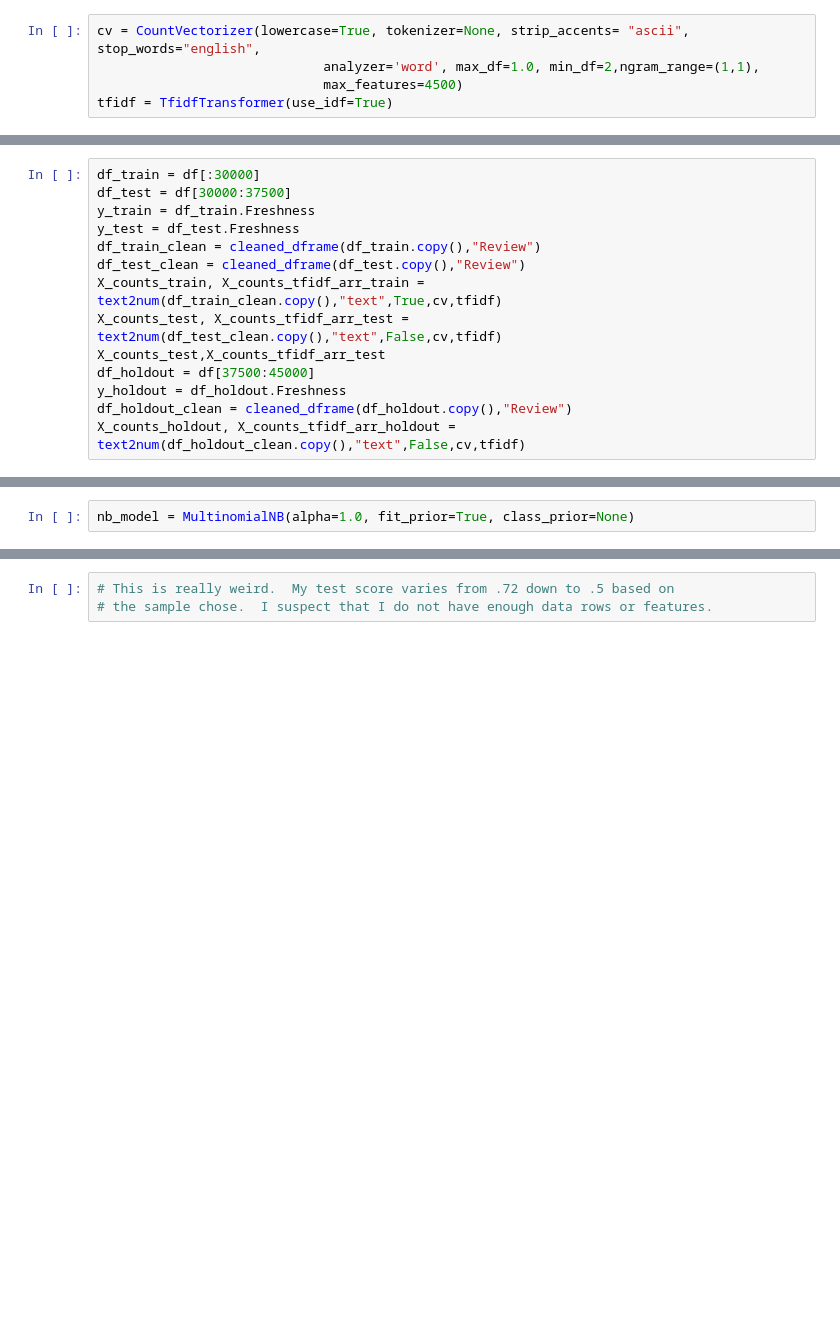
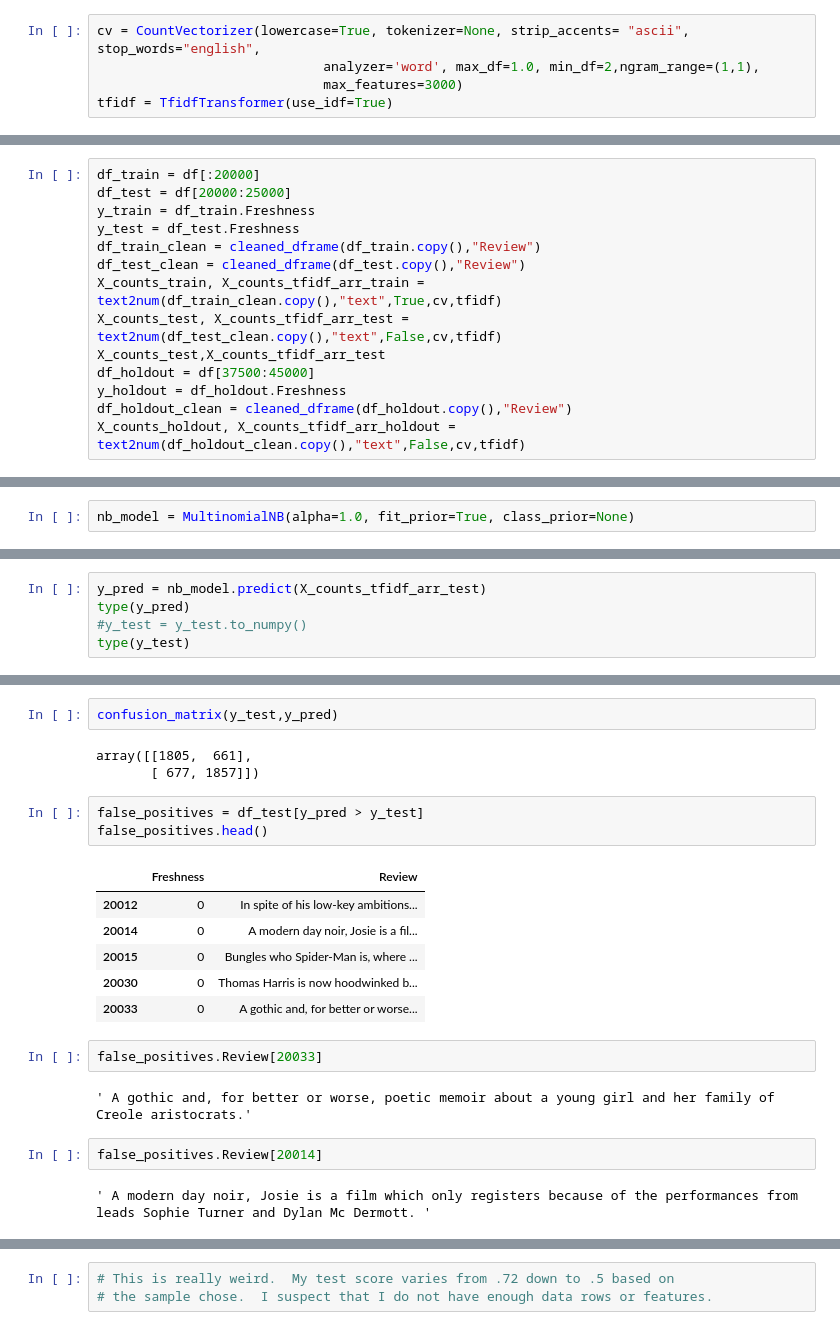
Before and after one commit to joetustin/sentiment_analysis_nlp, a Jupyter notebook: finished.ipynb, the cells around one changed output, grey strips where cells are left out. Saved outputs shown, nothing was run; the diff lists cells and outputs as text; blank space fills up the shorter version.

```diff
--- a/finished.ipynb
+++ b/finished.ipynb
@@ -129,7 +132,7 @@ def text2num(cleaned_df, col= None, train=True, cv=None, tfidf=None):
 # %%
 cv = CountVectorizer(lowercase=True, tokenizer=None, strip_accents= "ascii", stop_words="english",
                              analyzer='word', max_df=1.0, min_df=2,ngram_range=(1,1),
-                             max_features=4500)
+                             max_features=3000)
 tfidf = TfidfTransformer(use_idf=True)
 # %%
 col2= "text"
@@ -147,8 +150,8 @@ X_counts, X_counts_tfidf_arr
         [0., 0., 0., ..., 0., 0., 0.],
         [0., 0., 0., ..., 0., 0., 0.]]))
 # %%
-df_train = df[:30000]
-df_test = df[30000:37500]
+df_train = df[:20000]
+df_test = df[20000:25000]
 y_train = df_train.Freshness
 y_test = df_test.Freshness
 df_train_clean = cleaned_dframe(df_train.copy(),"Review")
@@ -169,0 +178,5 @@ nb_model.score(X_counts_tfidf_arr_train,y_train), nb_model.score(X_counts_tfidf_
+# %%
+y_pred = nb_model.predict(X_counts_tfidf_arr_test)
+type(y_pred)
+#y_test = y_test.to_numpy()
+type(y_test)
@@ -169,0 +199,23 @@ nb_model.score(X_counts_tfidf_arr_train,y_train), nb_model.score(X_counts_tfidf_
+# %%
+confusion_matrix(y_test,y_pred)
+# %% [output]
+array([[1805,  661],
+       [ 677, 1857]])
+# %%
+false_positives = df_test[y_pred > y_test]
+false_positives.head()
+# %% [output]
+|  | Freshness | Review |
+| 20012 | 0 | In spite of his low-key ambitions... |
+| 20014 | 0 | A modern day noir, Josie is a fil... |
+| 20015 | 0 | Bungles who Spider-Man is, where ... |
+| 20030 | 0 | Thomas Harris is now hoodwinked b... |
+| 20033 | 0 | A gothic and, for better or worse... |
+# %%
+false_positives.Review[20033]
+# %% [output]
+' A gothic and, for better or worse, poetic memoir about a young girl and her family of Creole aristocrats.'
+# %%
+false_positives.Review[20014]
+# %% [output]
+' A modern day noir, Josie is a film which only registers because of the performances from leads Sophie Turner and Dylan Mc Dermott. '
```
Also changed, not shown: parts of 29 cells of this notebook, 14 other files.
